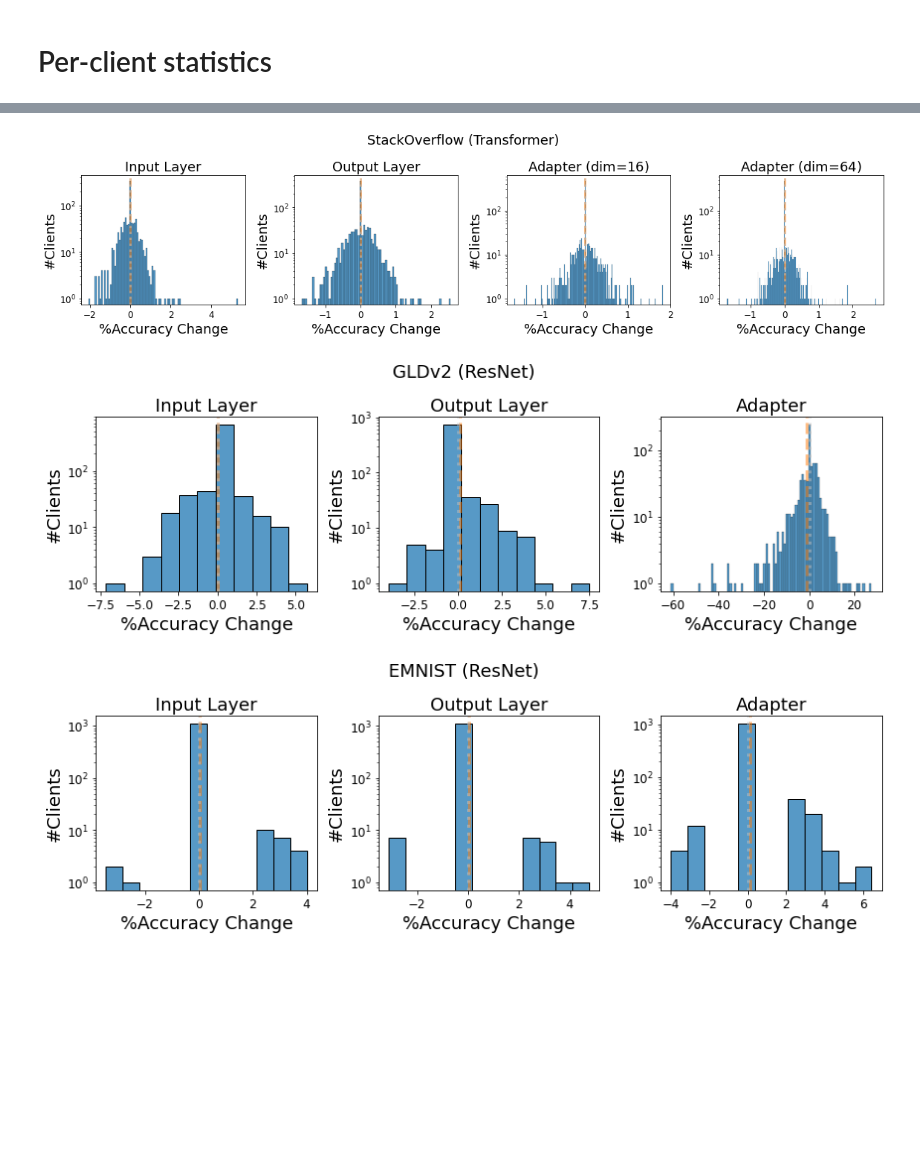
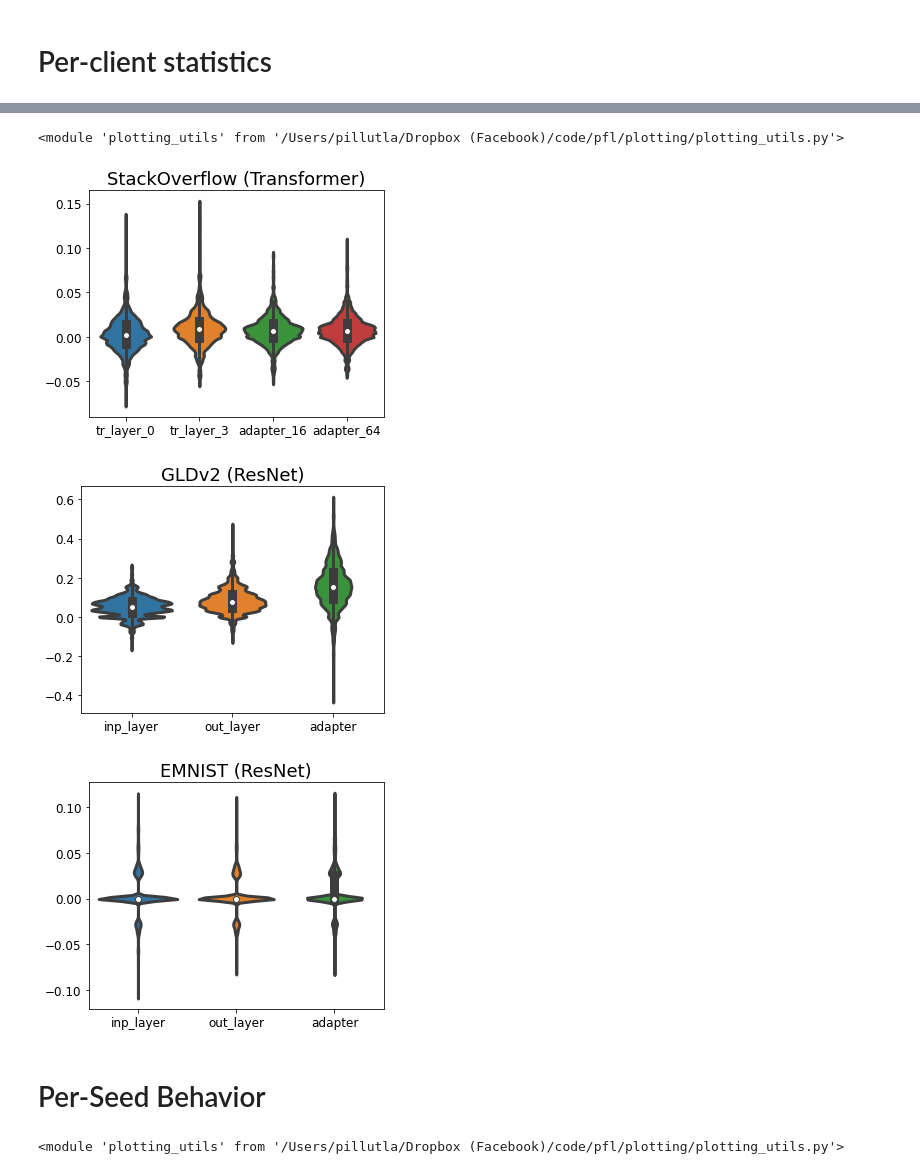
Before and after one commit to facebookresearch/FL_partial_personalization, a Jupyter notebook: plotting/results1.ipynb, the cells around one changed output, grey strips where cells are left out. Drawn from its saved outputs; the diff is of its cells as text; code cells hidden in the pictures; blank space fills up the shorter version.

```diff
--- a/plotting/results1.ipynb
+++ b/plotting/results1.ipynb
@@ -274,0 +368,15 @@ for ds_and_model in ds_model_list:
+# %%
+ds_model_list = ["so_mini", "gldv2b_resnetgn", "emnist_resnetgn"]
+args = dict(
+    init = "pretrained", state="stateful", seed=2, num_epochs_finetune=5,
+)
+kwargs = dict(
+    pfl_algo = "pfl_alternating",
+    metric_name = 'accuracy',
+    min_is_best = False,
+    x_train_or_test = 'train',
+    train_or_test = 'test'
+)
+
+for ds_and_model in ds_model_list:
+    utils.per_user_stats_scatter_plot_dropout(ds_and_model, args=args, **kwargs)
@@ -274,0 +393,14 @@ for ds_and_model in ds_model_list:
+# %%
+ds_model_list = ["so_mini", "gldv2b_resnetgn", "emnist_resnetgn"]
+args = dict(
+    init = "pretrained", state="stateful", seed=1, num_epochs_finetune=1,
+)
+kwargs = dict(
+    pfl_algo = "pfl_alternating",
+    metric_name = 'accuracy',
+    min_is_best = False,
+    kdeplot=False
+)
+
+for ds_and_model in ds_model_list:
+    utils.per_user_stats_scatter_plot_2(ds_and_model, args=args, **kwargs)
@@ -275,15 +421,28 @@ for ds_and_model in ds_model_list:
+# %%
+importlib.reload(utils)
+# %% [output]
+<module 'plotting_utils' from '/Users/pillutla/Dropbox (Facebook)/code/pfl/plotting/plotting_utils.py'>
 # %%
 ds_model_list = ["so_mini", "gldv2_resnetgn", "emnist_resnetgn"]
 args = dict(
     init = "pretrained", state="stateful", seed=1, num_epochs_finetune=1,
 )
-pfl_algo = "pfl_alternating"
-metric_name = 'accuracy'
-min_is_best = False
+kwargs = dict(
+    pfl_algo = "pfl_alternating",
+    metric_name = 'accuracy',
+    min_is_best = False,
+    boxplot=False
+)
 
 for ds_and_model in ds_model_list:
-    utils.per_user_stats_hist_plot(ds_and_model, pfl_algo, args, metric_name, min_is_best)
+    utils.per_user_stats_scatter_plot_3(ds_and_model, args=args, **kwargs)
 # %% [output]
-[figure, old version]
+[figure, new version]
-[figure, old version]
+[figure, new version]
-[figure, old version]
+[figure, new version]
+# %% [markdown]
+# Per-Seed Behavior
+# %%
+importlib.reload(utils)
+# %% [output]
+<module 'plotting_utils' from '/Users/pillutla/Dropbox (Facebook)/code/pfl/plotting/plotting_utils.py'>
```
Also changed, not shown: parts of 33 cells of this notebook, 1 other file.
